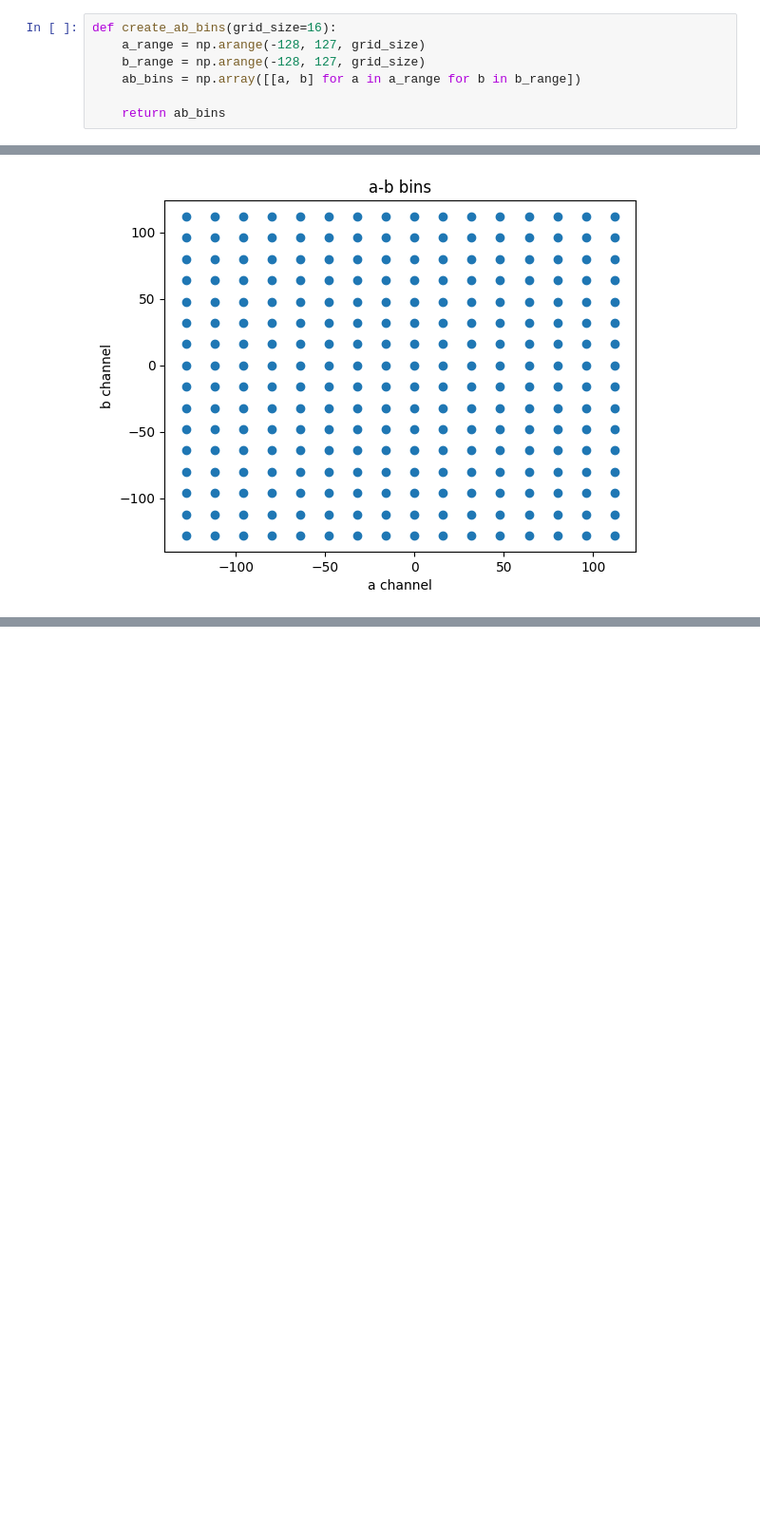
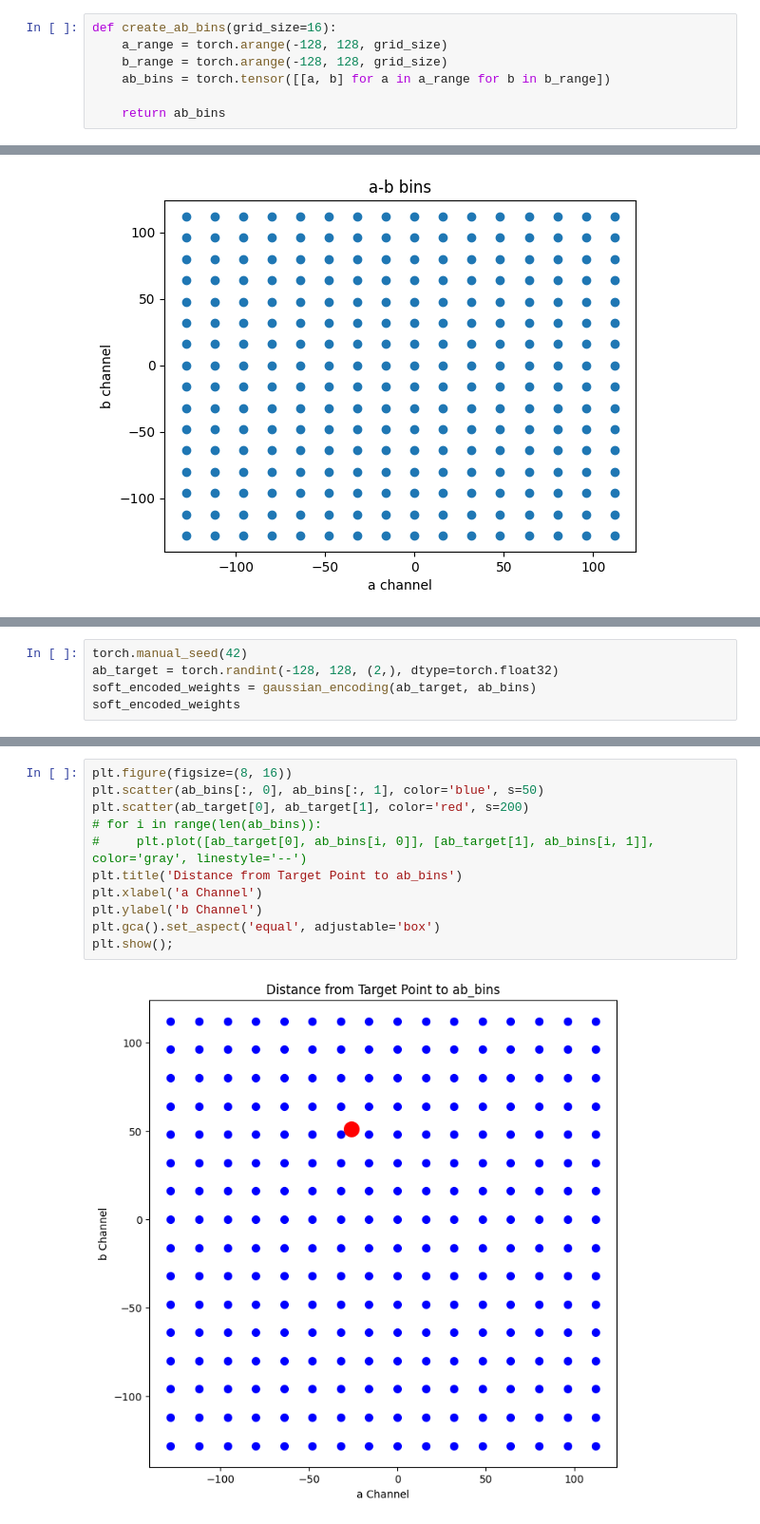
Before and after one commit to kanavgoyal898/chromaVive, a Jupyter notebook: color.ipynb, the cells around one changed output, grey strips where cells are left out. Shown at 95% size. Cells and saved outputs as stored; diff of their text form; blank space fills up the shorter version.

Commit message:
ab soft encoding

```diff
--- a/color.ipynb
+++ b/color.ipynb
@@ -3,9 +4,9 @@ import numpy as np
 import matplotlib.pyplot as plt
 # %%
 def create_ab_bins(grid_size=16):
-    a_range = np.arange(-128, 127, grid_size)
-    b_range = np.arange(-128, 127, grid_size)
-    ab_bins = np.array([[a, b] for a in a_range for b in b_range])
+    a_range = torch.arange(-128, 128, grid_size)
+    b_range = torch.arange(-128, 128, grid_size)
+    ab_bins = torch.tensor([[a, b] for a in a_range for b in b_range])
 
     return ab_bins
 # %%
@@ -43,0 +99,5 @@ plt.show();
+# %%
+torch.manual_seed(42)
+ab_target = torch.randint(-128, 128, (2,), dtype=torch.float32)
+soft_encoded_weights = gaussian_encoding(ab_target, ab_bins)
+soft_encoded_weights
@@ -43,0 +132,13 @@ plt.show();
+# %%
+plt.figure(figsize=(8, 16))
+plt.scatter(ab_bins[:, 0], ab_bins[:, 1], color='blue', s=50)
+plt.scatter(ab_target[0], ab_target[1], color='red', s=200)
+# for i in range(len(ab_bins)):
+#     plt.plot([ab_target[0], ab_bins[i, 0]], [ab_target[1], ab_bins[i, 1]], color='gray', linestyle='--')
+plt.title('Distance from Target Point to ab_bins')
+plt.xlabel('a Channel')
+plt.ylabel('b Channel')
+plt.gca().set_aspect('equal', adjustable='box')
+plt.show();
+# %% [output]
+[figure, added]
```
Also changed, not shown: parts of 6 cells of this notebook, 1 other file.
